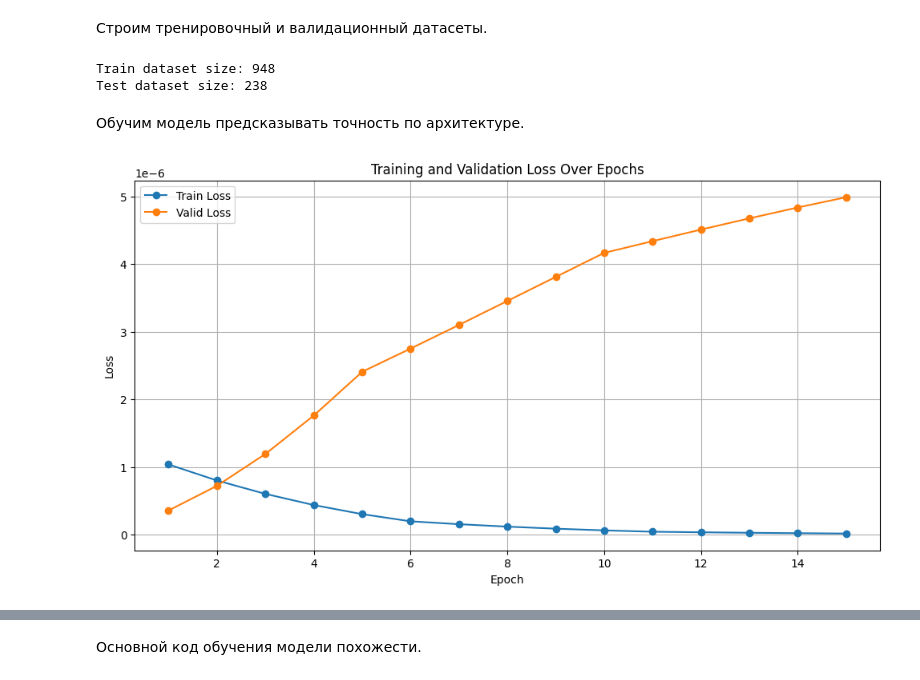
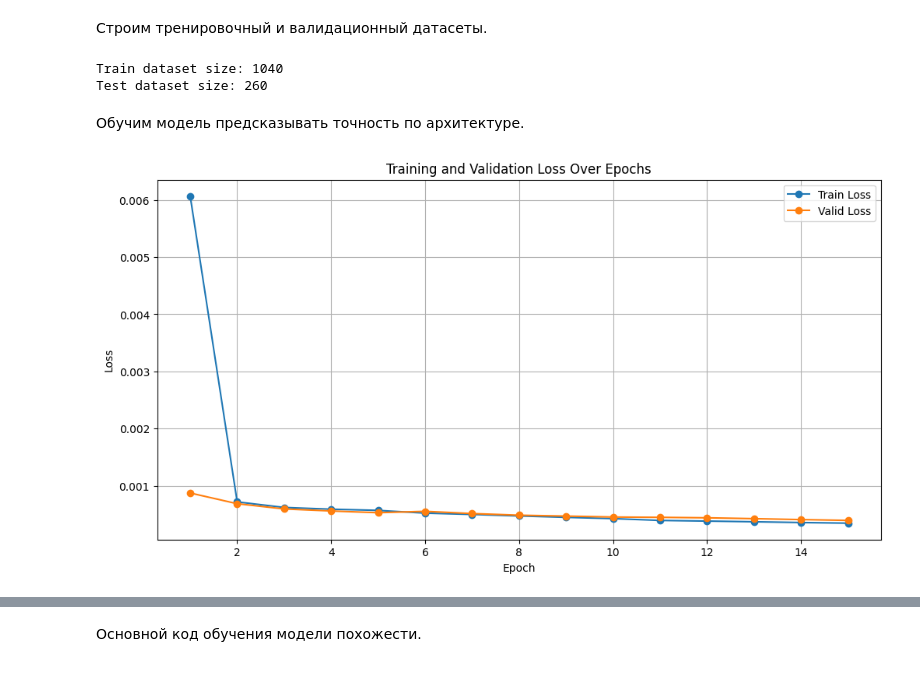
Before and after one commit to intsystems/predicator-function-for-neural-networks, a Jupyter notebook: code/gcn-training.ipynb, the cells around one changed output, grey strips where cells are left out. Saved outputs shown, nothing was run; the diff lists cells and outputs as text; code cells hidden in the pictures.

```diff
--- a/code/gcn-training.ipynb
+++ b/code/gcn-training.ipynb
@@ -30,6 +30,9 @@ from itertools import combinations
 from multiprocessing import Pool, cpu_count
 
 # Custom imports
+import sys
+sys.path.insert(1, "/kaggle/input/second-dataset/dependecies")
+
 from Graph import Graph
 from GCN import (
     GCN,
@@ -40,6 +43,8 @@ from GCN import (
     train_model_diversity,
     get_positive_and_negative
 )
+
+device = torch.device("cuda" if torch.cuda.is_available() else "cpu")
 # %% [markdown]
 Основные операция DARTS search space. Добавил 'none' для начальных вершин.
 # %%
@@ -100,7 +105,7 @@ def load_json_from_directory(directory_path):
                         print(f"Error decoding JSON from file {file_path}: {e}")
     return json_data
 # %%
-models_dict = load_json_from_directory('third_dataset')
+models_dict = load_json_from_directory('/kaggle/input/second-dataset/third_dataset')
 # %% [markdown]
 Посмотрю как распределена точность моделей
 # %%
@@ -316,5 +321,5 @@ train_dataset, valid_dataset = random_split(graphs_dataset, [train_size, valid_s
 print(f"Train dataset size: {len(train_dataset)}")
 print(f"Test dataset size: {len(valid_dataset)}")
 # %% [output]
-Train dataset size: 948
-Test dataset size: 238
+Train dataset size: 1040
+Test dataset size: 260
@@ -372,13 +371,13 @@ criterion = nn.MSELoss()
 # %%
 train_model_accuracy(
     model_accuracy,
     train_dataset,
     valid_dataset,
     optimizer,
     criterion,
     num_epochs,
-    device="cpu",
-    developer_mode=True
+    device=device,
+    developer_mode=False
 );
 # %% [output]
-[figure, old version]
+[figure, new version]
```
Also changed, not shown: parts of 20 cells of this notebook, 6 other files.
